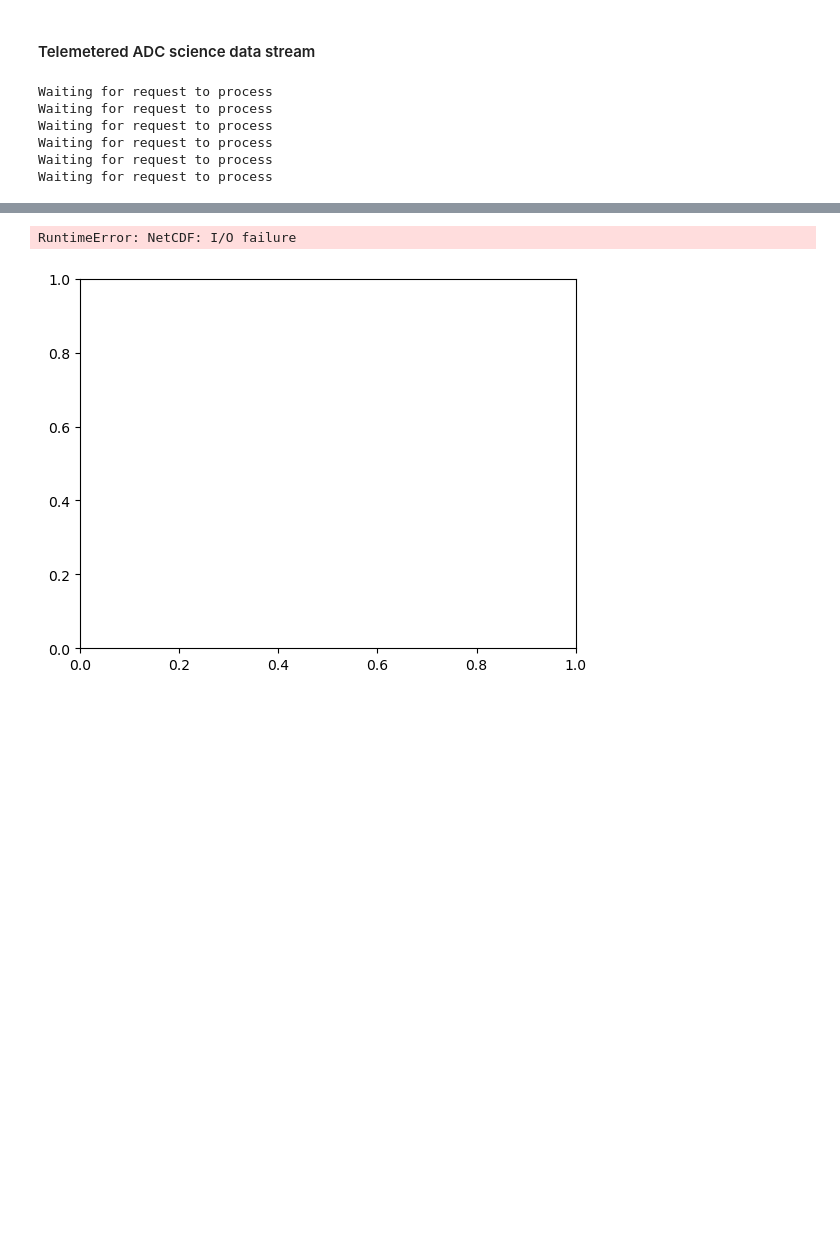
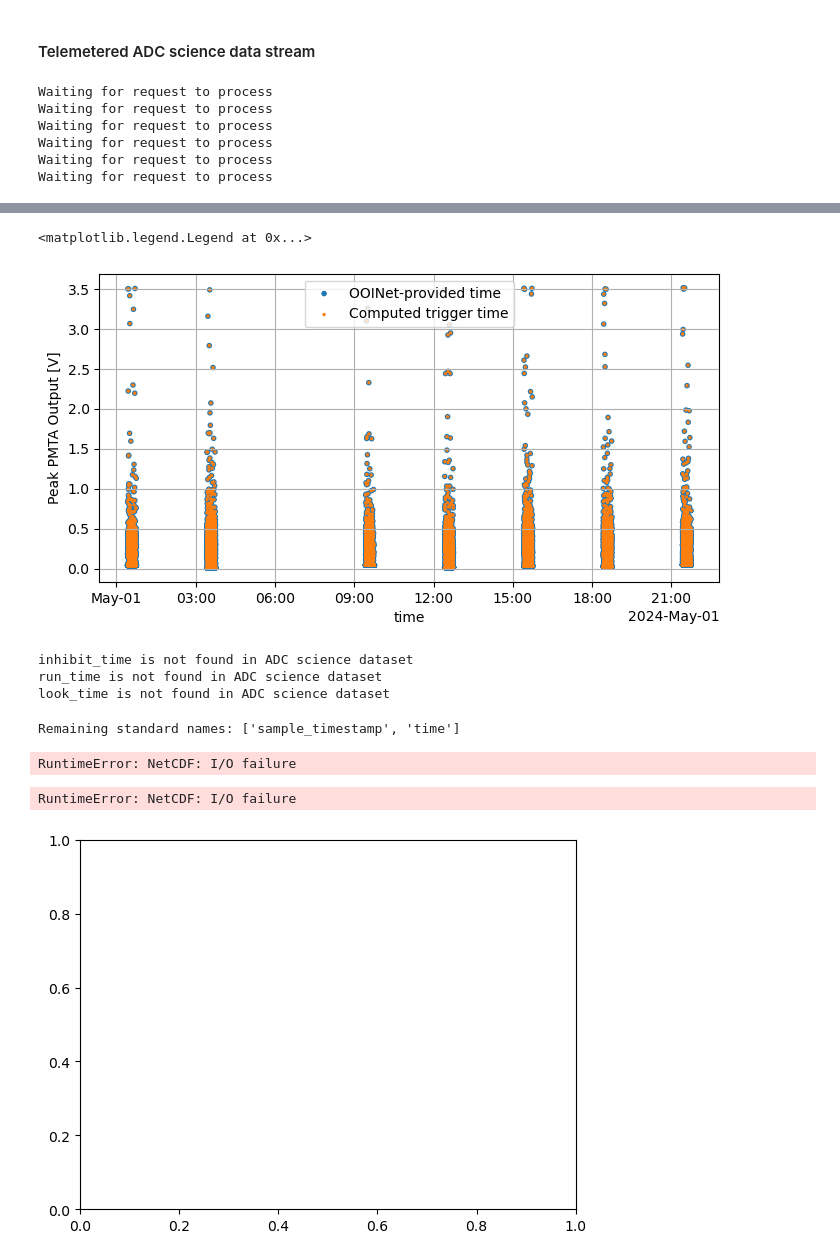
Before and after one commit to cooleyky/pioneer-21, a Jupyter notebook: Dev0_PLIMS_Testing.ipynb, the cells around one changed output, grey strips where cells are left out. Drawn from its saved outputs; the diff is of its cells as text; code cells hidden in the pictures; blank space fills up the shorter version.

Commit message:
Check updates to data streams and plot data

```diff
--- a/Dev0_PLIMS_Testing.ipynb
+++ b/Dev0_PLIMS_Testing.ipynb
@@ -360,7 +391,7 @@ site, node, sensor = refdes.split('-', 2)
 vocab = get_vocabulary(site, node, sensor)
 # %%
 # Use the gold copy THREDDs datasets
-thredds_url = M2M.get_thredds_url(refdes, method, stream, beginDT="2024-05-01T00:00:00.0", endDT="2024-05-15T00:00:00.0")
+thredds_url = M2M.get_thredds_url(refdes, method, stream, beginDT="2024-05-01T00:00:00.0", endDT="2024-05-02T00:00:00.0")
 # Get the THREDDs catalog
 thredds_catalog = M2M.get_thredds_catalog(thredds_url)
 thredds_catalog = [x for x in thredds_catalog if "blank" not in x]
@@ -407,6 +457,50 @@ Data variables: (12/24)
+# %%
+# Calculate trigger times with grab_time_start + sample_timestamp
+grab_time_s =  data_adcsci["grab_time_start"].to_numpy()*1000000000
+grab_time_s = grab_time_s.astype("timedelta64[ns]")
+t_trigger_computed = grab_time_s+data_adcsci["sample_timestamp"]
+# %%
+# Plot peak PMT A with OOINet-provided time
+# and our computed trigger time paramters
+peak_a = data_adcsci.peak_a
+fig = plt.figure(figsize=(8,4))
+peak_a.plot.scatter(x="time", s=16, edgecolors="none", label="OOINet-provided time")
+plt.scatter(t_trigger_computed, peak_a.values, s=6, edgecolors="none", label="Computed trigger time")
+plt.grid()
+plt.legend()
+# %% [output]
+<matplotlib.legend.Legend at 0x...>
+[figure, added]
+# %%
+# Check for parameters removed from an earlier version of the ADC data stream code
+parameters = ["inhibit_time", "run_time", "look_time"]
+for p in parameters:
+    try:
+        p_is_here = data_adcsci.p
+    except:
+        print(f"{p} is not found in ADC science dataset")
+    else:
+        print(f"{p} is still in ADC science dataset")
+# %% [output]
+inhibit_time is not found in ADC science dataset
+run_time is not found in ADC science dataset
+look_time is not found in ADC science dataset
+# %%
+# Check for standard names left in the dataset
+names = list(())
+for var in data_adcsci.variables:
+    try:
+        names.append(data_adcsci[var].standard_name)
+    except:
+        continue
+print(f"Remaining standard names: {names}")
+# %% [output]
+Remaining standard names: ['sample_timestamp', 'time']
 # %%
-one_sample_roiy = data_adcsci.roi_y[0:2000]
-one_sample_timeflight = data_adcsci.time_of_flight[0:2000]
+one_sample_roiy = data_adcsci.roi_y.load()[0:2000]
+one_sample_timeflight = data_adcsci.time_of_flight.load()[0:2000]
+# %% [output]
+RuntimeError: NetCDF: I/O failure
 # %%
 plt.scatter(one_sample_timeflight, one_sample_roiy)
 # %% [output]
```
Also changed, not shown: parts of 41 cells of this notebook.
